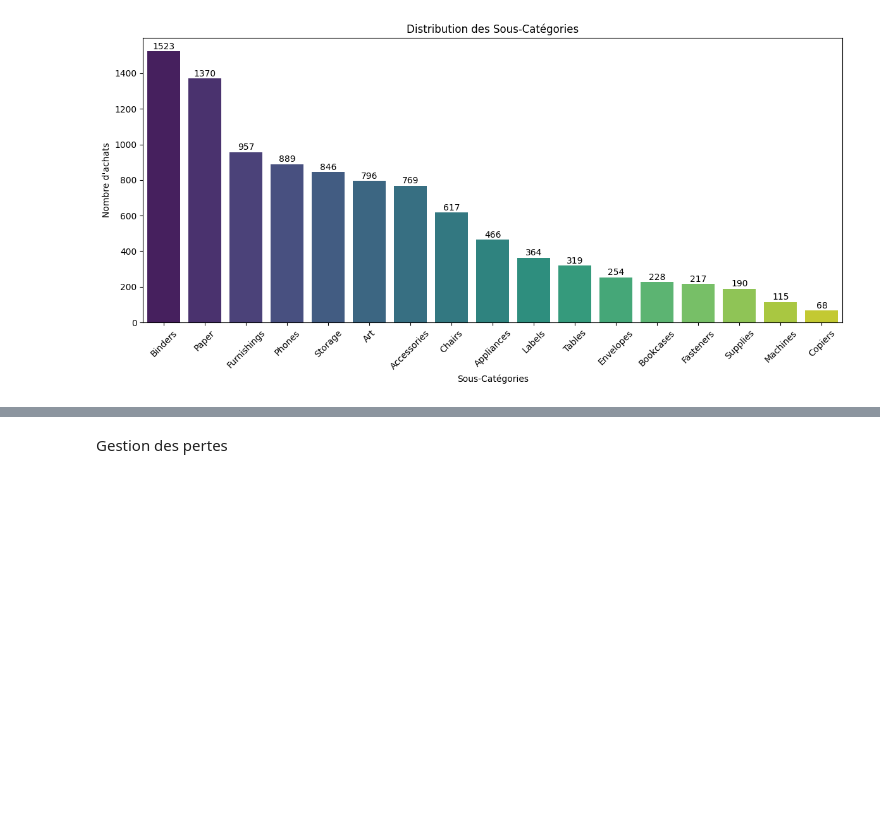
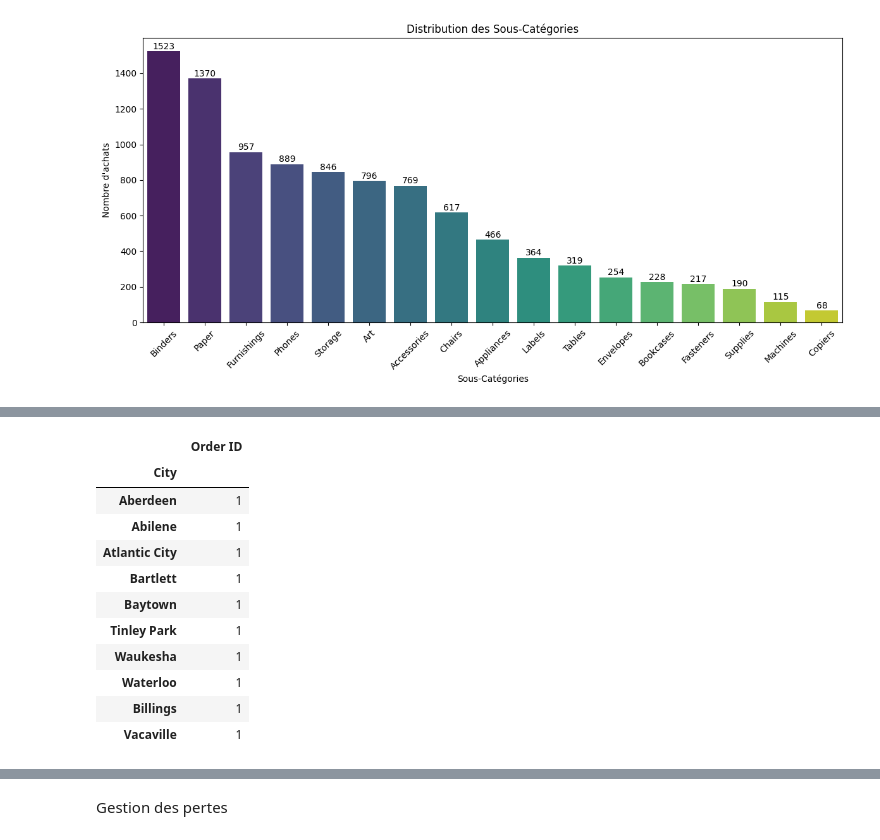
Before and after one commit to GitAlberto/superstore-sales-analysis, a Jupyter notebook: Projet3.ipynb, the cells around one changed output, grey strips where cells are left out. Drawn from its saved outputs; the diff is of its cells as text; code cells hidden in the pictures; blank space fills up the shorter version.

```diff
--- a/Projet3.ipynb
+++ b/Projet3.ipynb
@@ -679,0 +703,16 @@ Passing `palette` without assigning `hue` is deprecated and will be removed in v
+# %%
+# Les 10 pires villes
+df_copy_categs.groupby('City').agg({'Order ID': 'count'}).sort_values(by='Order ID', ascending=True).head(10)
+# %% [output]
+|  | Order ID |
+| City |  |
+| Aberdeen | 1 |
+| Abilene | 1 |
+| Atlantic City | 1 |
+| Bartlett | 1 |
+| Baytown | 1 |
+| Tinley Park | 1 |
+| Waukesha | 1 |
+| Waterloo | 1 |
+| Billings | 1 |
+| Vacaville | 1 |
```
Also changed, not shown: parts of 5 cells of this notebook.
